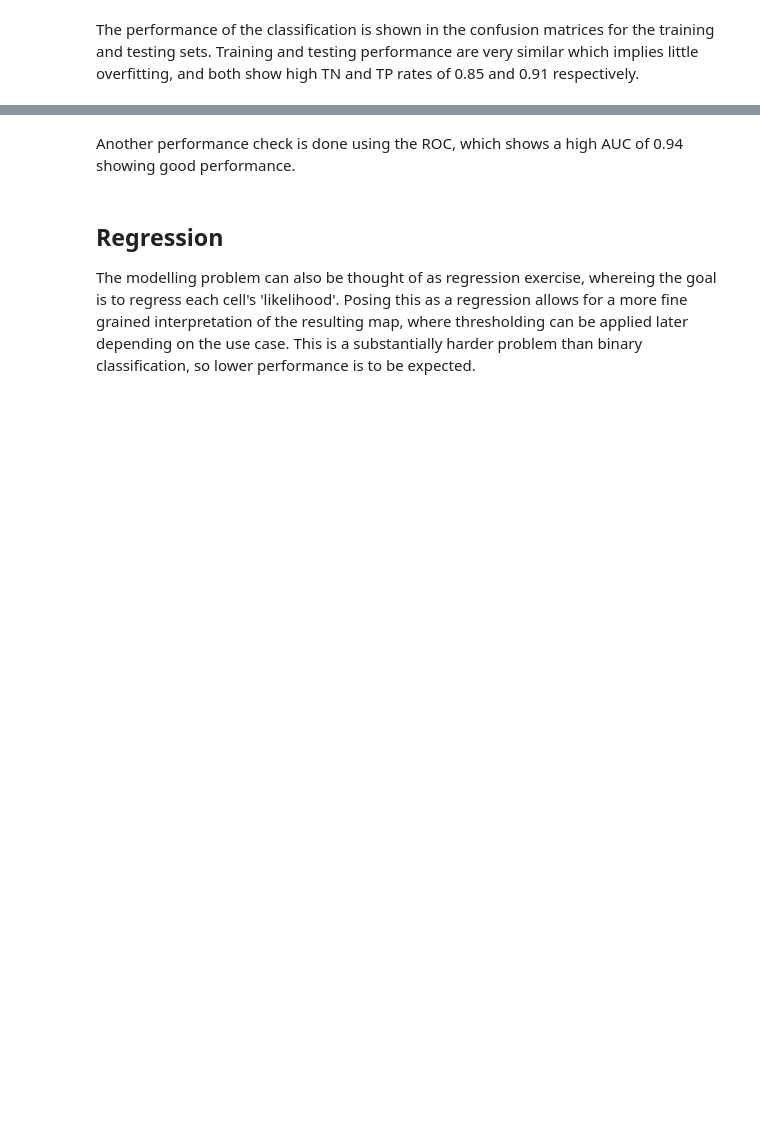
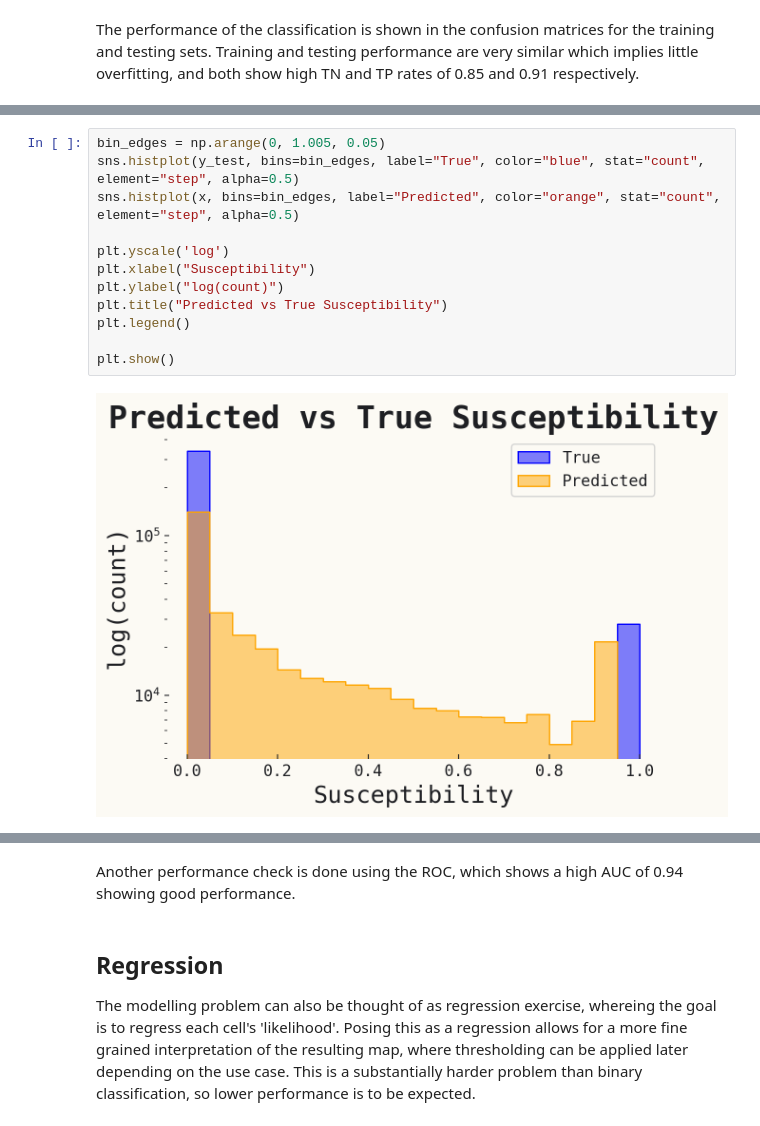
Before and after one commit to jerbeario/MasterThesis, a Jupyter notebook: Baseline/sandbox.ipynb, the cells around one changed output, grey strips where cells are left out. Cells and saved outputs as stored; diff of their text form; blank space fills up the shorter version.

```diff
--- a/Baseline/sandbox.ipynb
+++ b/Baseline/sandbox.ipynb
@@ -189,0 +248,14 @@ plt.show()
+# %%
+bin_edges = np.arange(0, 1.005, 0.05)
+sns.histplot(y_test, bins=bin_edges, label="True", color="blue", stat="count", element="step", alpha=0.5)
+sns.histplot(x, bins=bin_edges, label="Predicted", color="orange", stat="count", element="step", alpha=0.5)
+
+plt.yscale('log')
+plt.xlabel("Susceptibility")
+plt.ylabel("log(count)")
+plt.title("Predicted vs True Susceptibility")
+plt.legend()
+
+plt.show()
+# %% [output]
+[figure, added]
```
Also changed, not shown: parts of 12 cells of this notebook, 6 other files.
